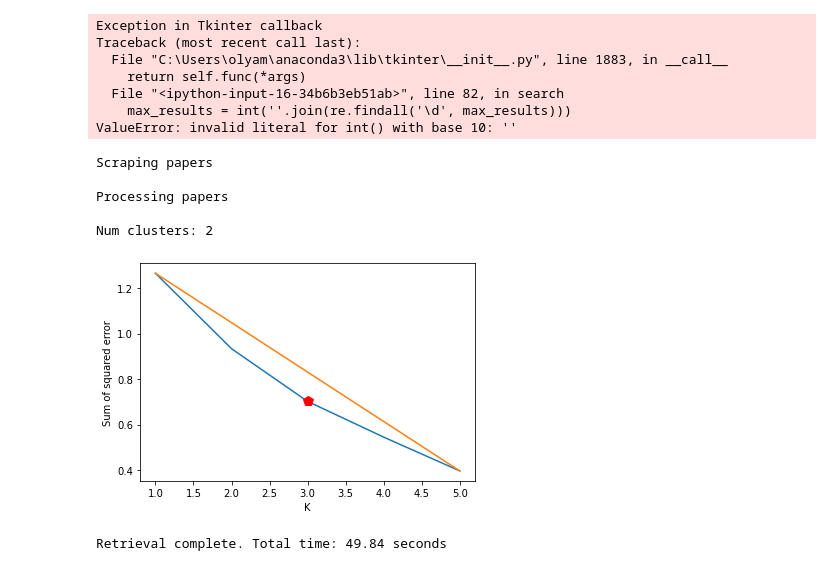
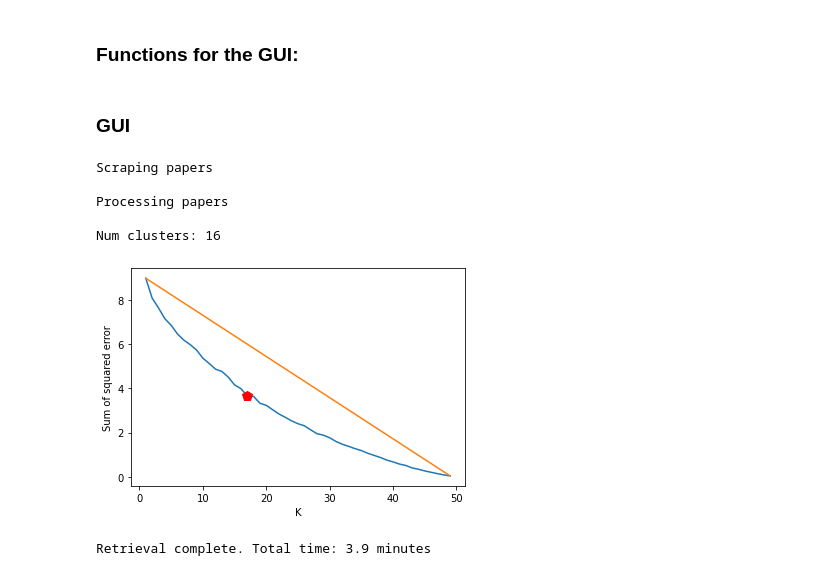
Before and after one commit to Olya-M/preprint-average-sentences, a Jupyter notebook: summarization.ipynb, the cells around one changed output. Saved outputs shown, nothing was run; the diff lists cells and outputs as text; code cells hidden in the pictures.

```diff
--- a/summarization.ipynb
+++ b/summarization.ipynb
@@ -372,25 +377,20 @@ def cluster_center_sort(dataframe):
 # %%
-def biorxiv_search(search_url, filename, max_results):
+def rxiv_search(search_url, filename, max_results):
     start_time = time.time()
 
     ################################################################
     max_pages = math.ceil(max_results/10)
 
     print('Scraping papers')
-    #l3_string.set('Scraping papers')
-
     df = get_papers(search_url, filename, max_pages)
-
     df.to_excel('scraped_texts/'+filename+'.xlsx', index=False)
 
     ##############################################################
     print('Processing papers')
-    #l3_string.set('Processing papers')
+
     df = process_articles(df)
-
     df = cluster_papers(df)
     df = get_cluster_keywords(df)
-
     df = cluster_center_sort(df)
 
     if not os.path.exists('processed_texts/'):
@@ -407,11 +407,10 @@ def biorxiv_search(search_url, filename, max_results):
         time_unit = ' minutes'
         duration = duration/60
 
-    duration = round(duration, 2)
+    duration = round(duration, 1)
     duration = str(duration) + time_unit
     num_results = len(df)
 
     print('Retrieval complete. Total time: ' + duration)
 
-
     return df, duration
@@ -436,3 +417,5 @@ def paraphrase_shorten(text):
+# %% [markdown]
+### Functions for the GUI:
 # %%
 def wrap(string, length=8):
     return '\n'.join(textwrap.wrap(string, length))
@@ -459,7 +442,6 @@ def abbrev_name(name):
 def on_web_click(event):
     url = url_string.get()
     webbrowser.open(url)
-
 
 def on_double_click(event):
     item_id = event.widget.focus()
@@ -529,7 +511,7 @@ def search():
     site = str(sites.get())
     first_part = 'https://www.' + site + '.org/search/'
     search_url = first_part + search_term + '%20numresults%3A10%20sort%3Apublication-date%20direction%3Adescending'
-    newdf, duration = biorxiv_search(search_url, filename, max_results)
+    newdf, duration = rxiv_search(search_url, filename, max_results)
 
     remove_data()
     add_data(newdf)
@@ -556,16 +538,15 @@ def remove_data():
     tree.delete(*tree.get_children())
     l3_string.set('')
     l4_string.set('')
+# %% [markdown]
+### GUI
 # %%
 root = Tk()
 root.title('Preprint summarizer')
 root.geometry('1530x900')
 root.grid_propagate(False)
 
-
 old_searches = []
-if not os.path.exists('processed_texts/'):
-        os.makedirs('processed_texts/')
 for file in os.listdir('processed_texts/'):
     if file.endswith('.df'):
         old_searches.append(file[:-3])
@@ -575,6 +556,7 @@ l4_string = StringVar(value='')
 url_string = StringVar(value='')
 
 #################################################################################
+# Setting up the main frames:
 mainframe = Frame(root)
 mainframe.pack(expand=True, fill=BOTH, padx=25, pady=10, anchor=NW)
 
@@ -587,13 +569,13 @@ botframe.pack(side=BOTTOM, anchor=NW, expand=True, fill=Y, pady=2)
 topleftframe = Frame(topframe)
 topleftframe.pack(side=LEFT, anchor=NW, expand=False)
 
-
 botleftframe = Frame(botframe)
 botleftframe.pack(side=LEFT, anchor=NW, expand=True, fill=Y)
 
 botrightframe = Frame(botframe)
 botrightframe.pack(side=RIGHT, anchor=NW, expand=True, fill=Y, padx=15)
 ##################################################################################
+# Labels, buttons, and search boxes:
 
 l0 = Label(topleftframe, text = "Website:")
 l0.grid(row = 1, column = 1, sticky = W)
@@ -631,8 +613,8 @@ l4.grid(row = 2, column = 3, sticky = W, padx=5, pady=2)
 
 
 #####################################################
+# Treeview:
 s = ttk.Style()
-#s.theme_use('default')
 s.configure('Treeview',rowheight=78)
 s.configure('Treeview.Heading', font=(None, 10))
 s.map('Treeview', background=[('selected','blue')])
@@ -647,44 +629,37 @@ tree['columns'] = ('Average Sentence', 'Authors', 'Date', 'Title')
 
 tree.column('#0', width=50, minwidth=25)
 tree.column('Average Sentence', anchor=W, width=480)
 tree.column('Authors', anchor=W, width=100)
 tree.column('Date', anchor=W, width=70)
 tree.column('Title', anchor=W, width=250)
 
 tree.heading('#0', text='Cluster', anchor=W)
 tree.heading('Average Sentence', text='Average Sentence', anchor=W)
 tree.heading('Authors', text='Authors', anchor=W)
 tree.heading('Date', text='Date', anchor=CENTER)
 tree.heading('Title', text='Title', anchor=W)
 
 tree.pack(side=LEFT, expand=True, fill=BOTH, anchor=NW, pady=2)
 
 textcanvas = Canvas(botrightframe, background='white', relief='groove', bd=1)
 textcanvas.pack(expand=True, fill=BOTH, anchor=NW)
 
 titletext= Text(textcanvas, bd=0, height=6)
 titletext.tag_configure('title', font=(None, 11, 'italic'))
 titletext.bind('<Double-Button-1>', on_web_click)
 titletext.pack(side=TOP, expand=False, fill=X, anchor=NW, padx=10, pady=5)
 
 bodytext = Text(textcanvas, bd=0)
 bodytext.tag_configure('body', font=(None, 10))
 bodytext.tag_configure('heading', font=(None, 11))
 bodytext.pack(side=LEFT, expand=True, fill=BOTH, anchor=NW, padx=10, pady=5)
 
 root.mainloop()
 # %% [output]
-Exception in Tkinter callback
-Traceback (most recent call last):
-  File "C:\Users\olyam\anaconda3\lib\tkinter\__init__.py", line 1883, in __call__
-    return self.func(*args)
-  File "<ipython-input-16-34b6b3eb51ab>", line 82, in search
-    max_results = int(''.join(re.findall('\d', max_results)))
-ValueError: invalid literal for int() with base 10: ''
+Scraping papers
+
+Processing papers
+
+Num clusters: 16
+[figure, new version]
-Scraping papers
-
-Processing papers
-
-Num clusters: 2
+Retrieval complete. Total time: 3.9 minutes
-[figure, old version]
-Retrieval complete. Total time: 49.84 seconds
```
Also changed, not shown: parts of 19 cells of this notebook.
